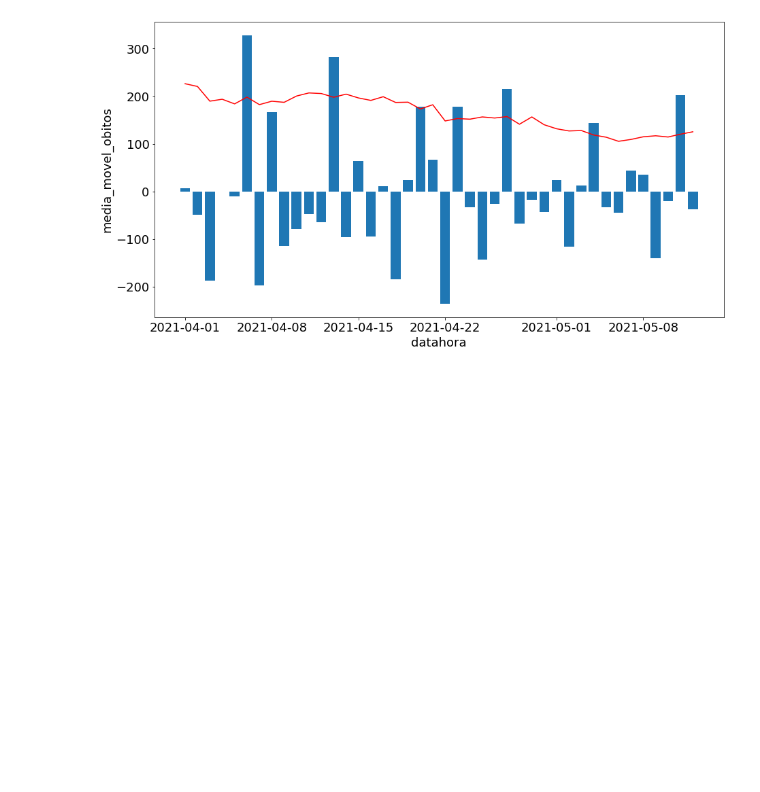
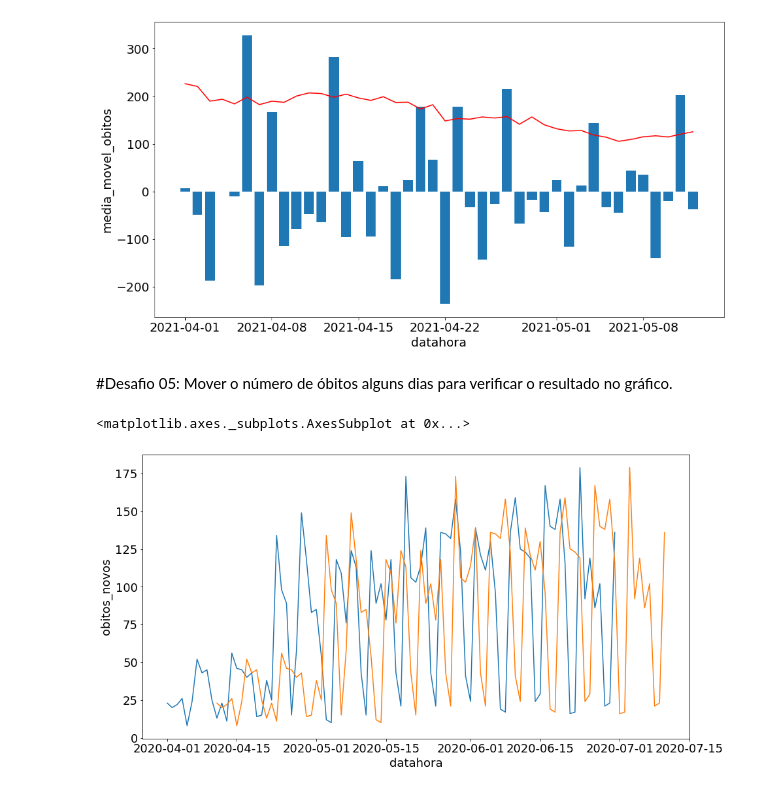
Before and after one commit to laugustovieira/prophet_covid, a Jupyter notebook: Desafio_modulo03_aula01.ipynb, the cells around one changed output. Drawn from its saved outputs; the diff is of its cells as text; code cells hidden in the pictures; blank space fills up the shorter version.

Commit message:
desafios 5,6,7

```diff
--- a/Desafio_modulo03_aula01.ipynb
+++ b/Desafio_modulo03_aula01.ipynb
@@ -139,3 +145,5 @@ sns.lineplot(x='datahora', y='media_movel_obitos', data = dados_periodo2021, col
 # %% [output]
 <matplotlib.axes._subplots.AxesSubplot at 0x...>
 [figure]
+# %% [markdown]
+#Desafio 05: Mover o número de óbitos alguns dias para verificar o resultado no gráfico.
@@ -141,0 +152,13 @@ sns.lineplot(x='datahora', y='media_movel_obitos', data = dados_periodo2021, col
+# %%
+dados_sp["datahora2"] = dados_sp["datahora"] + pd.to_timedelta(10, unit='d')
+dados_sp["mes2"] = pd.DatetimeIndex(dados_sp["datahora2"]).month
+dados_sp["ano2"] = pd.DatetimeIndex(dados_sp["datahora2"]).year
+# %%
+dados_2000 = dados_sp.query("ano == 2020 & mes >= 4 & mes <= 6" )
+dados_2000_movidos = dados_sp.query("ano2 == 2020 & mes >= 4 & mes <= 6")
+# %%
+sns.lineplot(x = "datahora", y= "obitos_novos", data = dados_2000)
+sns.lineplot(x = "datahora2", y= "obitos_novos", data = dados_2000)
+# %% [output]
+<matplotlib.axes._subplots.AxesSubplot at 0x...>
+[figure, added]
```
Also changed, not shown: parts of 27 cells of this notebook.
